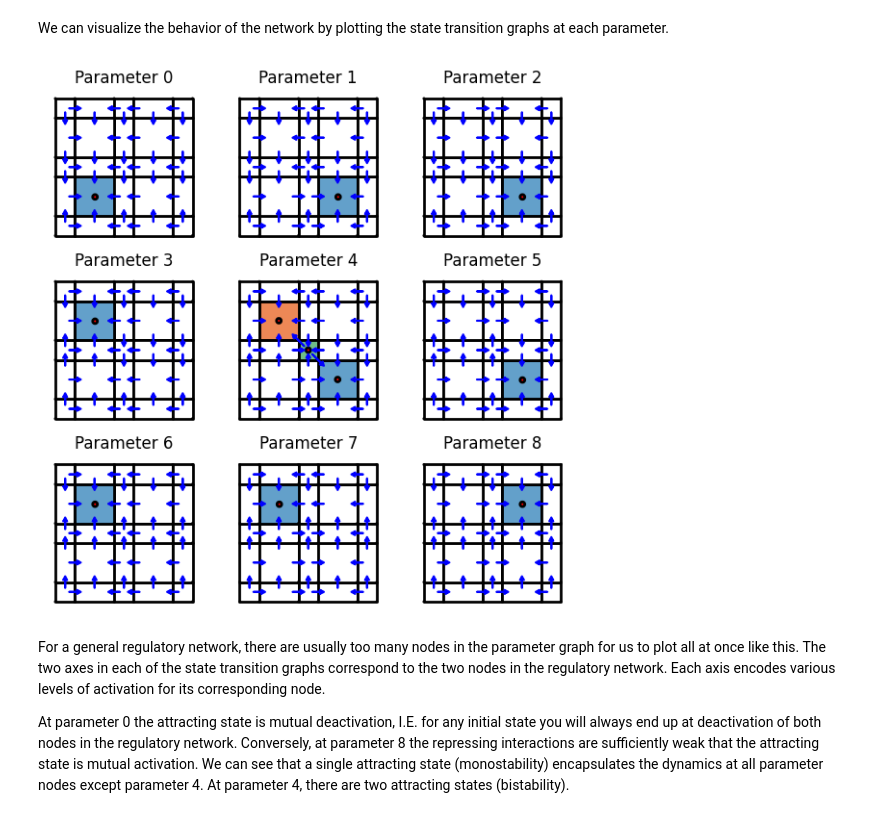
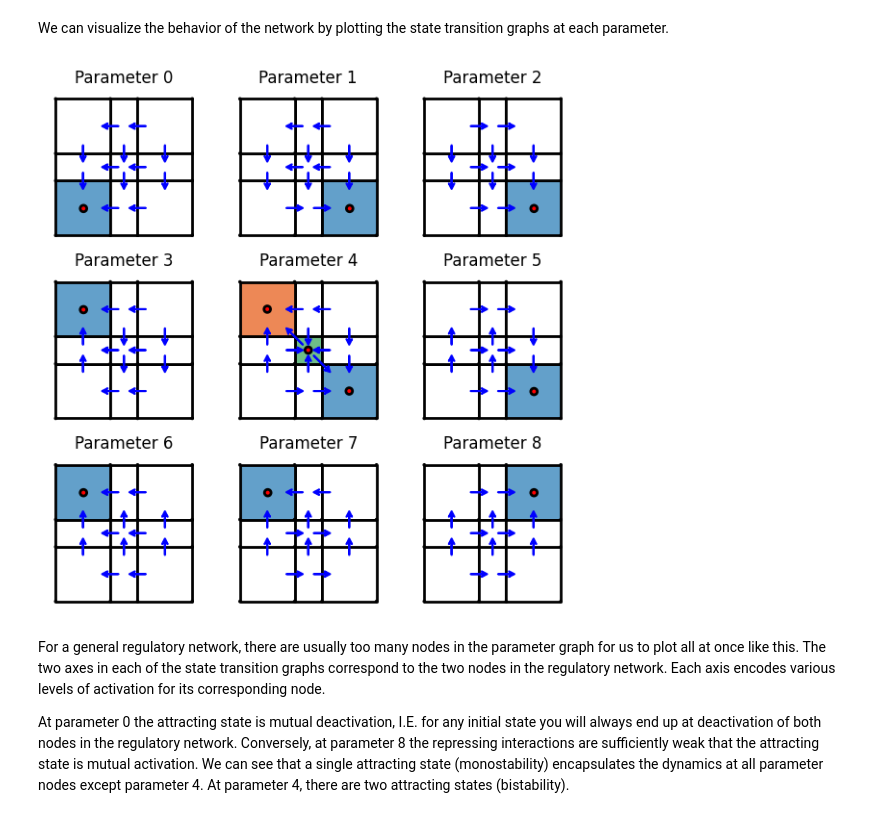
Before and after one commit to wkalies/DSGRN_sheaves, a Jupyter notebook: Tutorials/ToggleSwitchTutorial.ipynb, the cells around one changed output. Saved outputs shown, nothing was run; the diff lists cells and outputs as text; code cells hidden in the pictures.

```diff
--- a/Tutorials/ToggleSwitchTutorial.ipynb
+++ b/Tutorials/ToggleSwitchTutorial.ipynb
@@ -34,12 +34,12 @@ We can visualize the behavior of the network by plotting the state transition gr
 # %%
 fig, axs = plt.subplots(3, 3,figsize=(7,7))
 for i in range(9):                                                # For each of the nine parameters,
     parameter = parameter_graph.parameter(i)
-    stg = DSGRN_utils.CubicalBlowupGraph(parameter, level=3) # build a state transition graph
-    plot_stg(stg, ax=axs[i//3, i%3])                              # and plot it.
+    stg = DSGRN_utils.CubicalBlowupGraph(parameter, level=3)      # build a state transition graph
+    plot_stg(stg, ax=axs[i//3, i%3], plot_bdry_cells=False)       # and plot it.
     axs[i//3, i%3].title.set_text("Parameter "+str(i))
 # %% [output]
-[figure, old version]
+[figure, new version]
 # %% [markdown]
 For a general regulatory network, there are usually too many nodes in the parameter graph for us to plot all at once like this. The two axes in each of the state transition graphs correspond to the two nodes in the regulatory network. Each axis encodes various levels of activation for its corresponding node.
 
```
Also changed, not shown: parts of 7 cells of this notebook, 2 other files.
